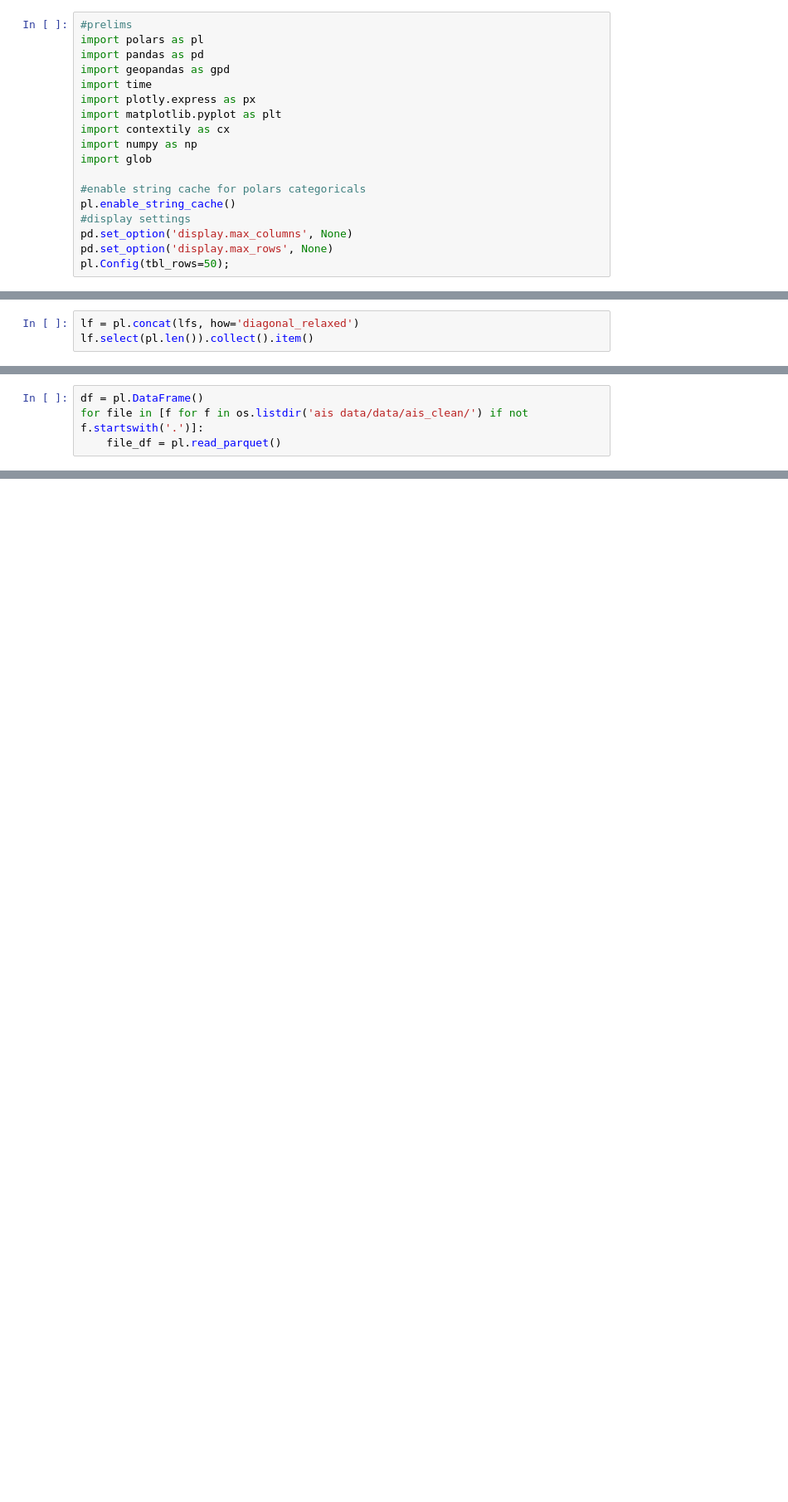
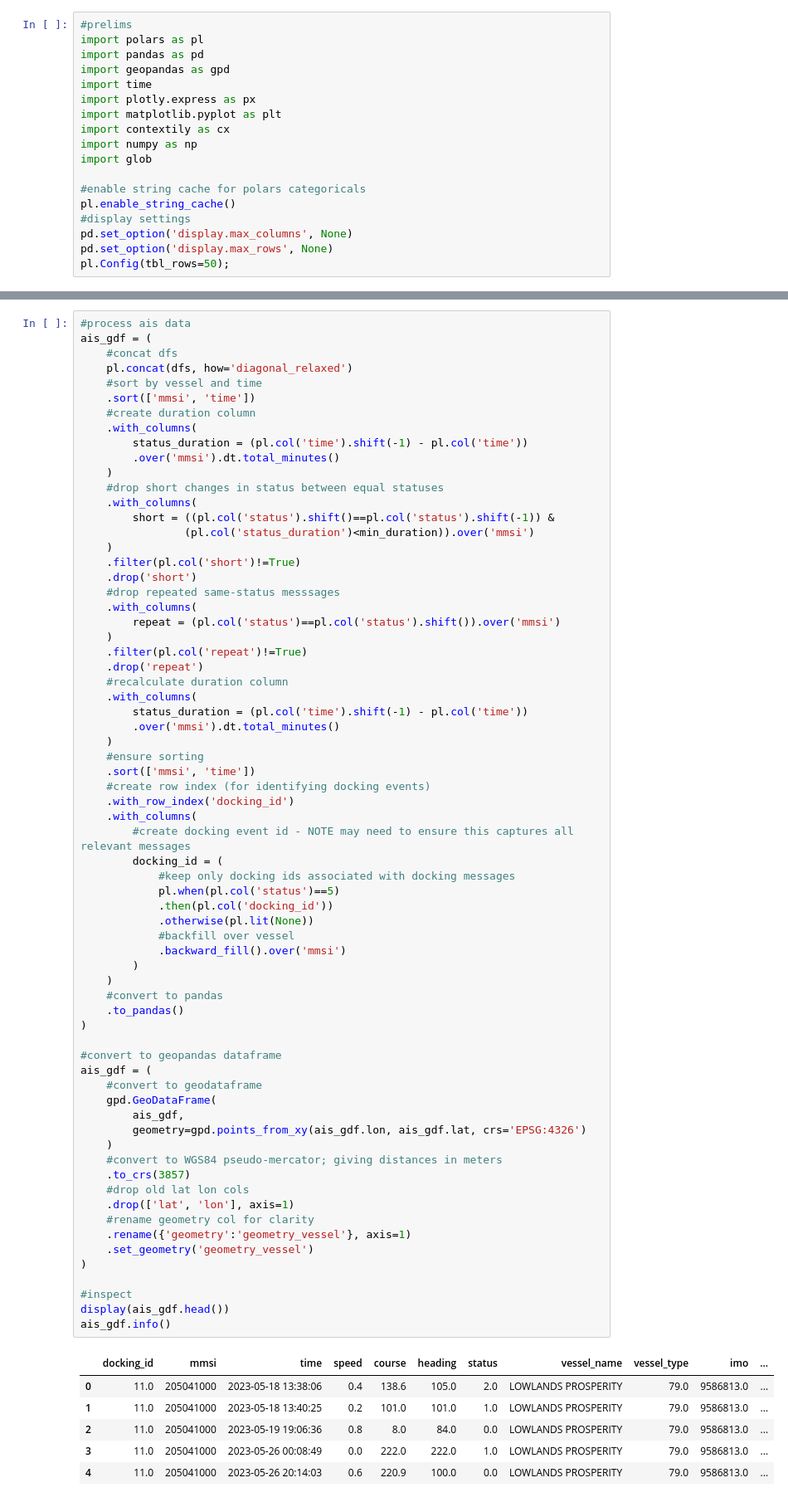
Before and after one commit to epistemetrica/Port-Performance-Project, a Jupyter notebook: sandbox.ipynb, the cells around one changed output, grey strips where cells are left out. Shown at 83% size. Drawn from its saved outputs; the diff is of its cells as text; blank space fills up the shorter version.

```diff
--- a/sandbox.ipynb
+++ b/sandbox.ipynb
@@ -176,3 +20,0 @@ for file in glob.glob('ais data/data/ais_clean/*.parquet'):
-# %%
-lf = pl.concat(lfs, how='diagonal_relaxed')
-lf.select(pl.len()).collect().item()
@@ -367,4 +20,0 @@ polars_lf.collect().describe()
-# %%
-df = pl.DataFrame()
-for file in [f for f in os.listdir('ais data/data/ais_clean/') if not f.startswith('.')]:
-    file_df = pl.read_parquet()
@@ -436,0 +216,75 @@ print(df)
+# %%
+#process ais data
+ais_gdf = (
+    #concat dfs
+    pl.concat(dfs, how='diagonal_relaxed')
+    #sort by vessel and time
+    .sort(['mmsi', 'time'])
+    #create duration column
+    .with_columns(
+        status_duration = (pl.col('time').shift(-1) - pl.col('time'))
+        .over('mmsi').dt.total_minutes()
+    )
+    #drop short changes in status between equal statuses
+    .with_columns(
+        short = ((pl.col('status').shift()==pl.col('status').shift(-1)) &
+                (pl.col('status_duration')<min_duration)).over('mmsi')
+    )
+    .filter(pl.col('short')!=True)
+    .drop('short')
+    #drop repeated same-status messsages
+    .with_columns(
+        repeat = (pl.col('status')==pl.col('status').shift()).over('mmsi')
+    )
+    .filter(pl.col('repeat')!=True)
+    .drop('repeat')
+    #recalculate duration column
+    .with_columns(
+        status_duration = (pl.col('time').shift(-1) - pl.col('time'))
+        .over('mmsi').dt.total_minutes()
+    )
+    #ensure sorting
+    .sort(['mmsi', 'time'])
+    #create row index (for identifying docking events)
+    .with_row_index('docking_id')
+    .with_columns(
+        #create docking event id - NOTE may need to ensure this captures all relevant messages
+        docking_id = (
+            #keep only docking ids associated with docking messages
+            pl.when(pl.col('status')==5)
+            .then(pl.col('docking_id'))
+            .otherwise(pl.lit(None))
+            #backfill over vessel
+            .backward_fill().over('mmsi')
+        )
+    )
+    #convert to pandas
+    .to_pandas()
+)
+
+#convert to geopandas dataframe
+ais_gdf = (
+    #convert to geodataframe
+    gpd.GeoDataFrame(
+        ais_gdf,
+        geometry=gpd.points_from_xy(ais_gdf.lon, ais_gdf.lat, crs='EPSG:4326')
+    )
+    #convert to WGS84 pseudo-mercator; giving distances in meters
+    .to_crs(3857)
+    #drop old lat lon cols
+    .drop(['lat', 'lon'], axis=1)
+    #rename geometry col for clarity
+    .rename({'geometry':'geometry_vessel'}, axis=1)
+    .set_geometry('geometry_vessel')
+)
+
+#inspect
+display(ais_gdf.head())
+ais_gdf.info()
+# %% [output]
+|  | docking_id | mmsi | time | speed | course | heading | status | vessel_name | vessel_type | imo | ... |
+| 0 | 11.0 | 205041000 | 2023-05-18 13:38:06 | 0.4 | 138.6 | 105.0 | 2.0 | LOWLANDS PROSPERITY | 79.0 | 9586813.0 | ... |
+| 1 | 11.0 | 205041000 | 2023-05-18 13:40:25 | 0.2 | 101.0 | 101.0 | 1.0 | LOWLANDS PROSPERITY | 79.0 | 9586813.0 | ... |
+| 2 | 11.0 | 205041000 | 2023-05-19 19:06:36 | 0.8 | 8.0 | 84.0 | 0.0 | LOWLANDS PROSPERITY | 79.0 | 9586813.0 | ... |
+| 3 | 11.0 | 205041000 | 2023-05-26 00:08:49 | 0.0 | 222.0 | 222.0 | 1.0 | LOWLANDS PROSPERITY | 79.0 | 9586813.0 | ... |
+| 4 | 11.0 | 205041000 | 2023-05-26 20:14:03 | 0.6 | 220.9 | 100.0 | 0.0 | LOWLANDS PROSPERITY | 79.0 | 9586813.0 | ... |
```
Also changed, not shown: parts of 45 cells of this notebook, 2 other files.
